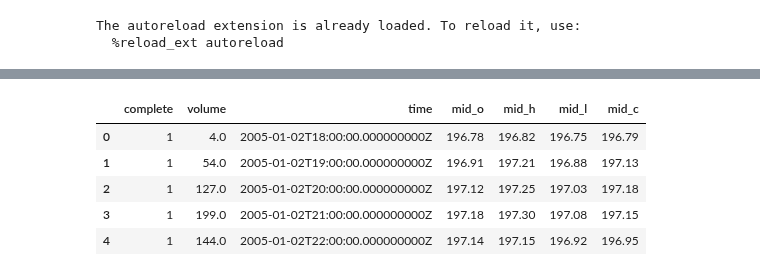
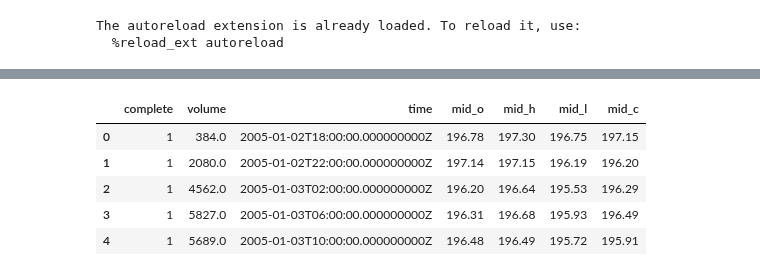
Before and after one commit to gzarruk/galgoz, a Jupyter notebook: notebooks/download_candle_data.ipynb, the cells around one changed output, grey strips where cells are left out. Drawn from its saved outputs; the diff is of its cells as text; code cells hidden in the pictures.

```diff
--- a/notebooks/download_candle_data.ipynb
+++ b/notebooks/download_candle_data.ipynb
@@ -19,13 +41,11 @@ TypeError: BaseModel.__init__() takes 1 positional argument but 2 were given
 # %%
-import pandas as pd
-from galgoz.galgoz import DATA_FOLDER
-filename = DATA_FOLDER / "GBP_JPY_H1.pkl"
+filename = DATA_FOLDER / f"{instrument}_{granularity}.pkl"
 df = pd.read_pickle(filename)
 df.head()
 # %% [output]
 |  | complete | volume | time | mid_o | mid_h | mid_l | mid_c |
-| 0 | 1 | 4.0 | 2005-01-02T18:00:00.000000000Z | 196.78 | 196.82 | 196.75 | 196.79 |
-| 1 | 1 | 54.0 | 2005-01-02T19:00:00.000000000Z | 196.91 | 197.21 | 196.88 | 197.13 |
-| 2 | 1 | 127.0 | 2005-01-02T20:00:00.000000000Z | 197.12 | 197.25 | 197.03 | 197.18 |
-| 3 | 1 | 199.0 | 2005-01-02T21:00:00.000000000Z | 197.18 | 197.30 | 197.08 | 197.15 |
-| 4 | 1 | 144.0 | 2005-01-02T22:00:00.000000000Z | 197.14 | 197.15 | 196.92 | 196.95 |
+| 0 | 1 | 384.0 | 2005-01-02T18:00:00.000000000Z | 196.78 | 197.30 | 196.75 | 197.15 |
+| 1 | 1 | 2080.0 | 2005-01-02T22:00:00.000000000Z | 197.14 | 197.15 | 196.19 | 196.20 |
+| 2 | 1 | 4562.0 | 2005-01-03T02:00:00.000000000Z | 196.20 | 196.64 | 195.53 | 196.29 |
+| 3 | 1 | 5827.0 | 2005-01-03T06:00:00.000000000Z | 196.31 | 196.68 | 195.93 | 196.49 |
+| 4 | 1 | 5689.0 | 2005-01-03T10:00:00.000000000Z | 196.48 | 196.49 | 195.72 | 195.91 |
```
Also changed, not shown: parts of 2 cells of this notebook, 13 other files.
